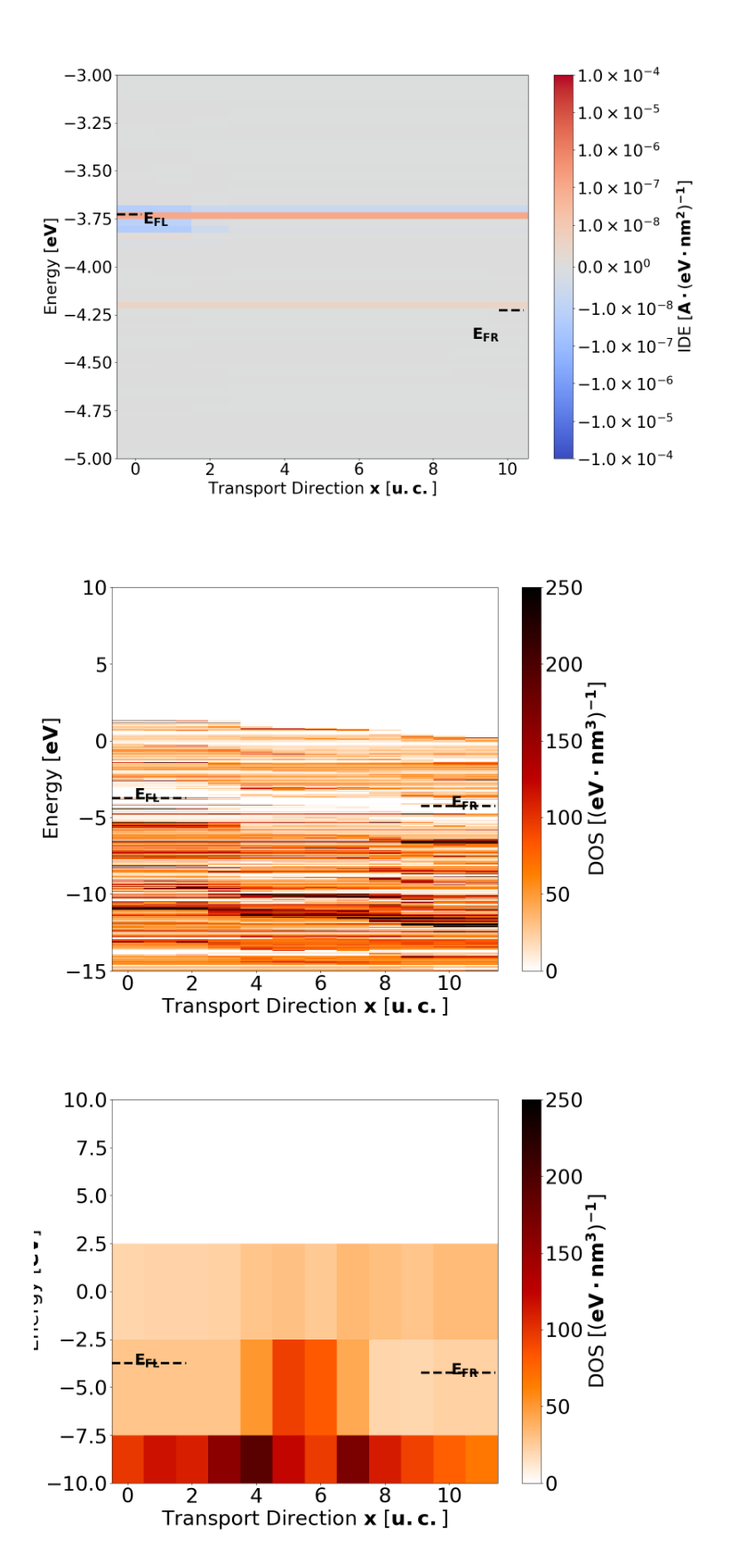
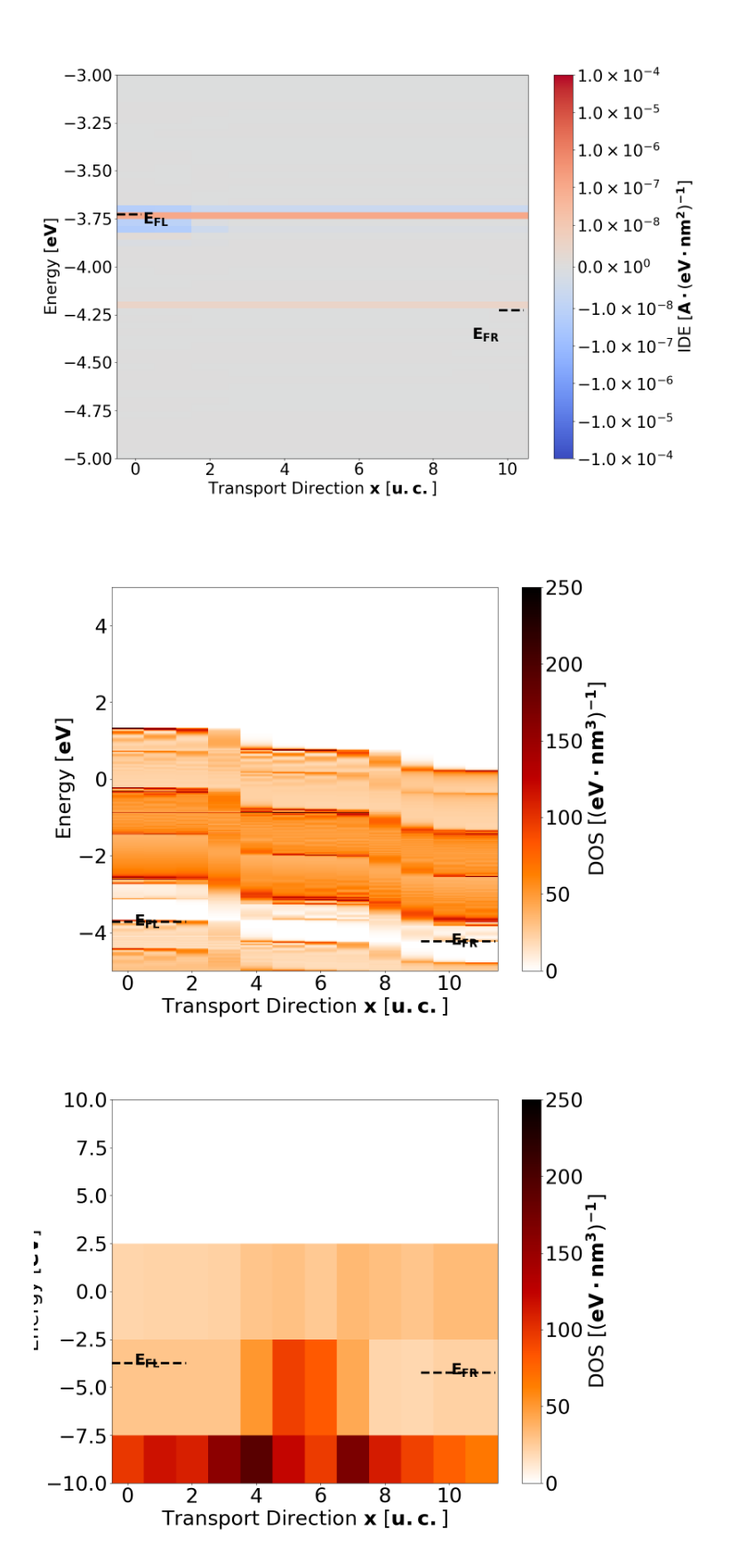
Before and after one commit to Nano-TCAD/QuaTrEx, a Jupyter notebook: quatrex/results/80TFET72/analysis.ipynb, the cells around one changed output. Shown: that part at 89% size. Drawn from its saved outputs; the diff is of its cells as text; code cells hidden in the pictures.

```diff
--- a/quatrex/results/80TFET72/analysis.ipynb
+++ b/quatrex/results/80TFET72/analysis.ipynb
@@ -74,7 +74,7 @@ def plot_gold(i):
 
     plt.text(0.00+0.20, EFL[i] - 0.1, r'$\mathbf{E_{FL}}$', fontsize = 27)
     plt.text(10.55-0.50, EFR[i] - 0.1, r'$\mathbf{E_{FR}}$', fontsize = 27)
-    plt.ylim(-15,  10)
+    plt.ylim(-5,  5)
 # %%
 def plot_io(i):
 
@@ -377,9 +377,9 @@ plot_idE_gold(1)
 # %% [output]
 [figure]
 # %%
-plot_gold(0)
+plot_gold(1)
 # %% [output]
-[figure, old version]
+[figure, new version]
 # %%
 plot_gold(0)
 # %% [output]
```
Also changed, not shown: parts of 3 cells of this notebook, 1 other file.
